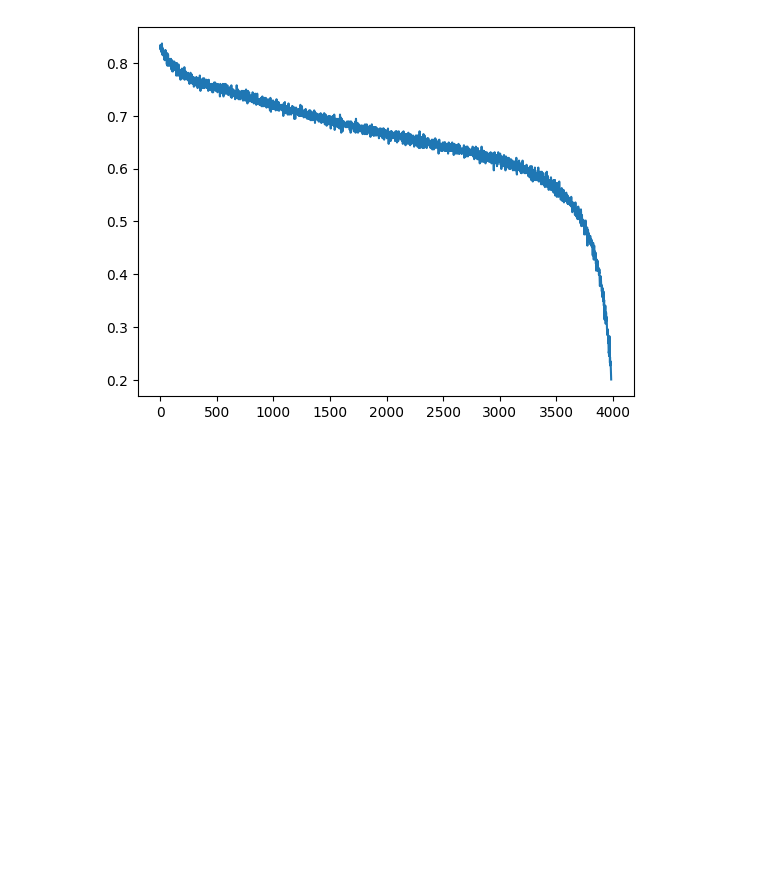
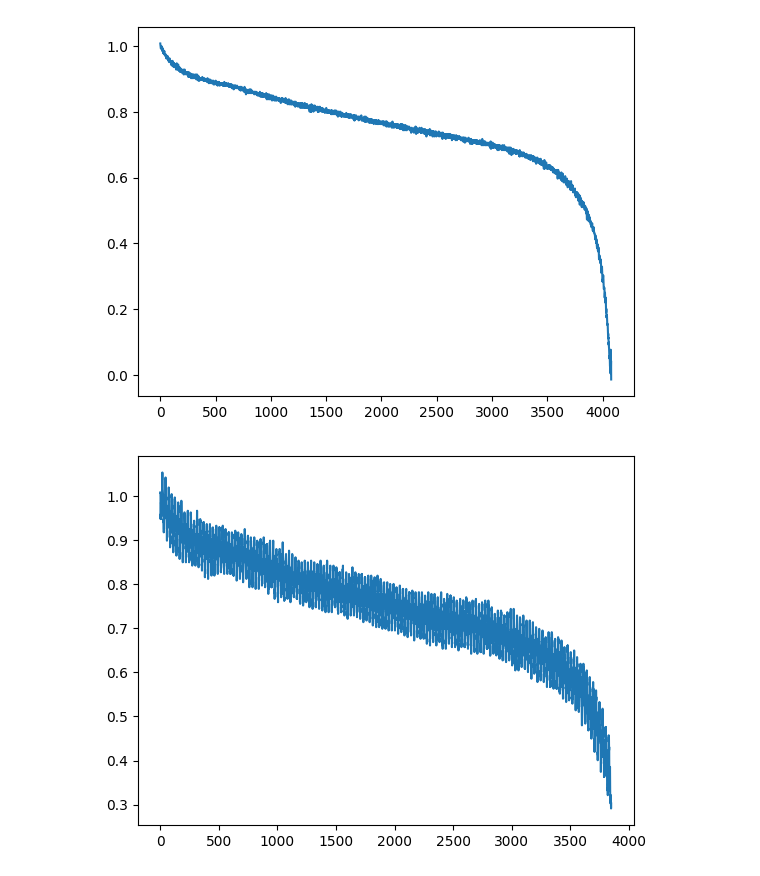
Before and after one commit to martin3698753/cflie, a Jupyter notebook: sig_pred.ipynb, the cells around one changed output. Drawn from its saved outputs; the diff is of its cells as text; code cells hidden in the pictures; blank space fills up the shorter version.

```diff
--- a/sig_pred.ipynb
+++ b/sig_pred.ipynb
@@ -1,39 +1,37 @@
 # %%
 import torch
 import torch.nn as nn
 import numpy as np
+import pandas as pd
 import matplotlib.pyplot as plt
-from torch.utils.data import DataLoader, TensorDataset, Dataset
 import maketab as mt
-from scipy.signal import savgol_filter as sf
+from torch.utils.data import Dataset, DataLoader, ConcatDataset
+from sklearn.metrics import mean_squared_error, r2_score
+plt.rcParams['mathtext.fontset'] = 'cm'
+import gc
+PATH = 'bat_pics/future/mlp/'
+import time
 
-norm_upper = 4
-norm_lower = 2
-seq_length = 50
-hidden_size = 64
-learning_rate = 0.001
-num_epochs = 100
-batch_size = 32
 
-def norm(signal):
-    signal = (signal - norm_lower) / (norm_upper - norm_lower)
-    signal = signal[50:]
+sec_norm = 410
+cutoff = 50 #cutting of time it takes to lift off
+train_dir = (['data/24-1-25/', 'data/4-2-25/', 'data/5-2-25/'])
+test_dir = (['data/31-1-25/', 'data/11-4-25/', 'data/9-4-25/'])
+sig_norm = [3.7, 2.3]
+
+def norm(signal, norm):
+    signal = (signal - norm[1]) / (norm[0] - norm[1])
     return signal
 
-def load_data(path_dir='data/5-2-25/'):
+def load_data(path_dir):
     t, signal = mt.battery(path_dir)
-    return norm(signal)
+    signal = norm(signal[cutoff:], sig_norm)
+    return signal
 
-train_data = load_data()
-#train_data = sf(train_data, seq_length, 1)
-plt.plot(train_data)
-plt.show()
-test_data = load_data(path_dir='data/4-2-25/')
-
-# Generate synthetic time series (sine wave with noise)
-#time = np.linspace(0, 50, 1000)
-#sine_wave = np.sin(time) + np.exp(time/10)
-#noise = np.random.normal(0, 0.1, 1000)
-#time_series = sine_wave + noise
+for d in train_dir:
+    data = load_data(d)
+    plt.plot(data)
+    plt.show()
 # %% [output]
-[figure, old version]
+[figure, new version]
+[figure, added]
```
Also changed, not shown: parts of 9 cells of this notebook, 59 other files.
